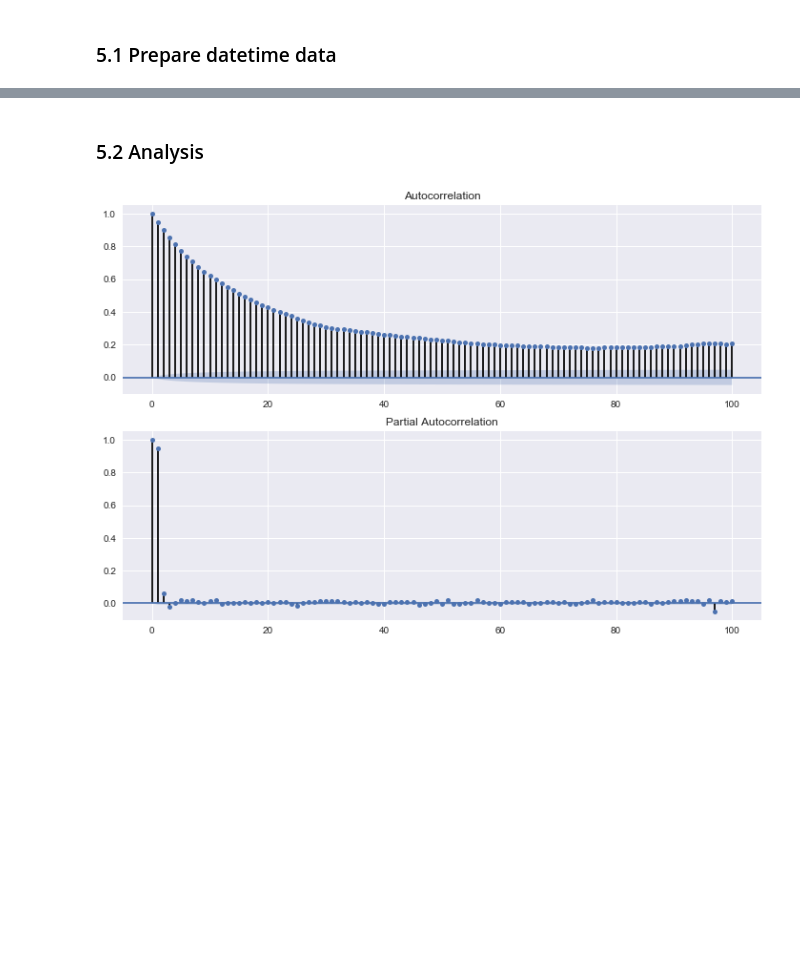
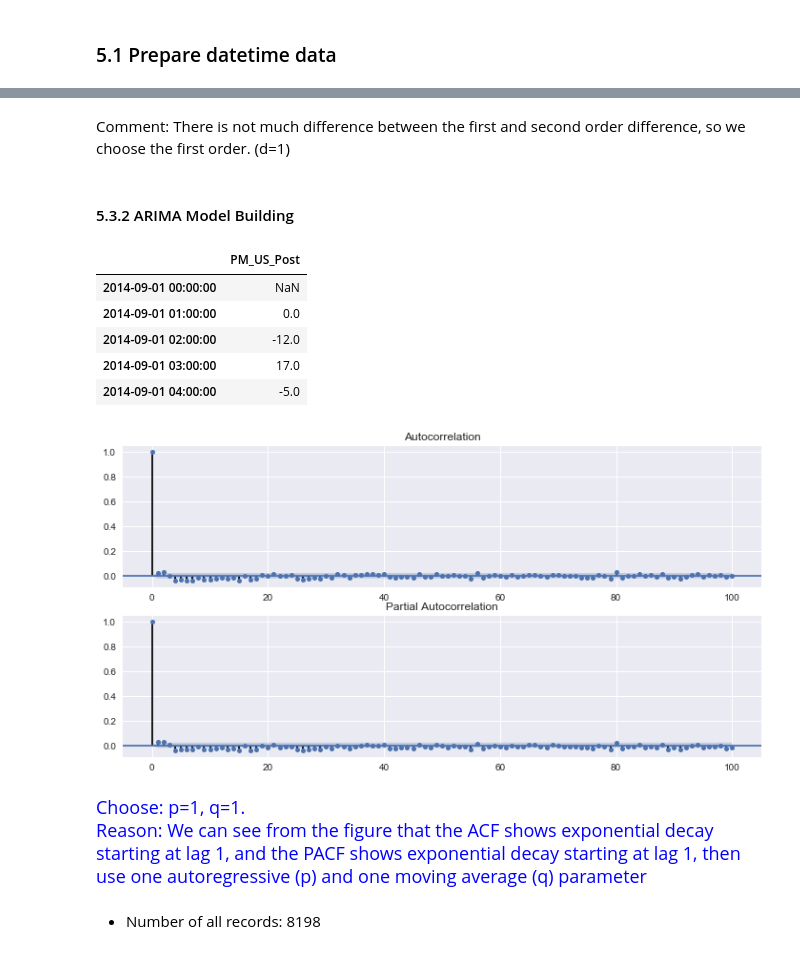
Before and after one commit to KiyoshiKAWASAKI/FDS_project_17Fall, a Jupyter notebook: FDS_JH.ipynb, the cells around one changed output, grey strips where cells are left out. Cells and saved outputs as stored; diff of their text form; code cells hidden in the pictures; blank space fills up the shorter version.

Commit message:
time series analysis

```diff
--- a/FDS_JH.ipynb
+++ b/FDS_JH.ipynb
@@ -388,0 +446,5 @@ time_data.index.name = None
+# %%
+# Use data from 2014 to June 2015.
+# Plan to predict the PM2.5 density in July and August 2015.
+new_time_data = time_data['2014-09':'2015-08']
+new_time_data.head(5)
@@ -388,0 +463,8 @@ time_data.index.name = None
+# %%
+# Get a stationary time series data
+# first order diff
+fig = plt.figure(figsize=(16,6))
+ax1= fig.add_subplot(111)
+new_time_diff1 = new_time_data.diff(1)
+new_time_diff1.plot(ax=ax1)
+plt.show()
@@ -389,18 +482,25 @@ time_data.index.name = None
+# %% [markdown]
+Comment: There is not much difference between the first and second order difference, so we choose the first order. (d=1)
 # %% [markdown]
-### 5.2 Analysis
+#### 5.3.2 ARIMA Model Building
+# %%
+new_time_diff1.head(5)
+# %% [output]
+|  | PM_US_Post |
+| 2014-09-01 00:00:00 | NaN |
+| 2014-09-01 01:00:00 | 0.0 |
+| 2014-09-01 02:00:00 | -12.0 |
+| 2014-09-01 03:00:00 | 17.0 |
+| 2014-09-01 04:00:00 | -5.0 |
 # %%
-import statsmodels.api as sm
-from statsmodels.tsa.stattools import acf
-from statsmodels.tsa.stattools import pacf
-from statsmodels.tsa.seasonal import seasonal_decompose
-from scipy import stats
-from statsmodels.graphics.api import qqplot
+# Plot ACF and PACF for the series data
+# Using first order difference data
 
-fig = plt.figure(figsize=(12,8))
+fig = plt.figure(figsize=(12,6))
 ax1 = fig.add_subplot(211)
-fig = sm.graphics.tsa.plot_acf(time_data.PM_US_Post, lags=100, ax=ax1)
+fig = sm.graphics.tsa.plot_acf(new_time_diff1.PM_US_Post.iloc[1:], lags=100, ax=ax1)
 ax2 = fig.add_subplot(212)
-fig = sm.graphics.tsa.plot_pacf(time_data.PM_US_Post, lags=100, ax=ax2)
+fig = sm.graphics.tsa.plot_pacf(new_time_diff1.PM_US_Post.iloc[1:], lags=100, ax=ax2)
 plt.show()
 # %% [output]
-[figure, old version]
+[figure, new version]
@@ -409,0 +507,8 @@ this_is_a
+# %% [markdown]
+<p>
+<span style="color:blue">
+<span style="font-size:120%">
+Choose: p=1, q=1.<br />
+Reason: We can see from the figure that the ACF shows exponential decay starting at lag 1, and the PACF shows exponential decay starting at lag 1, then use one autoregressive (p) and one moving average (q) parameter
+</span>
+</p>
@@ -409,0 +520,2 @@ this_is_a
+# %% [markdown]
+- Number of all records: 8198
```
Also changed, not shown: parts of 26 cells of this notebook.
